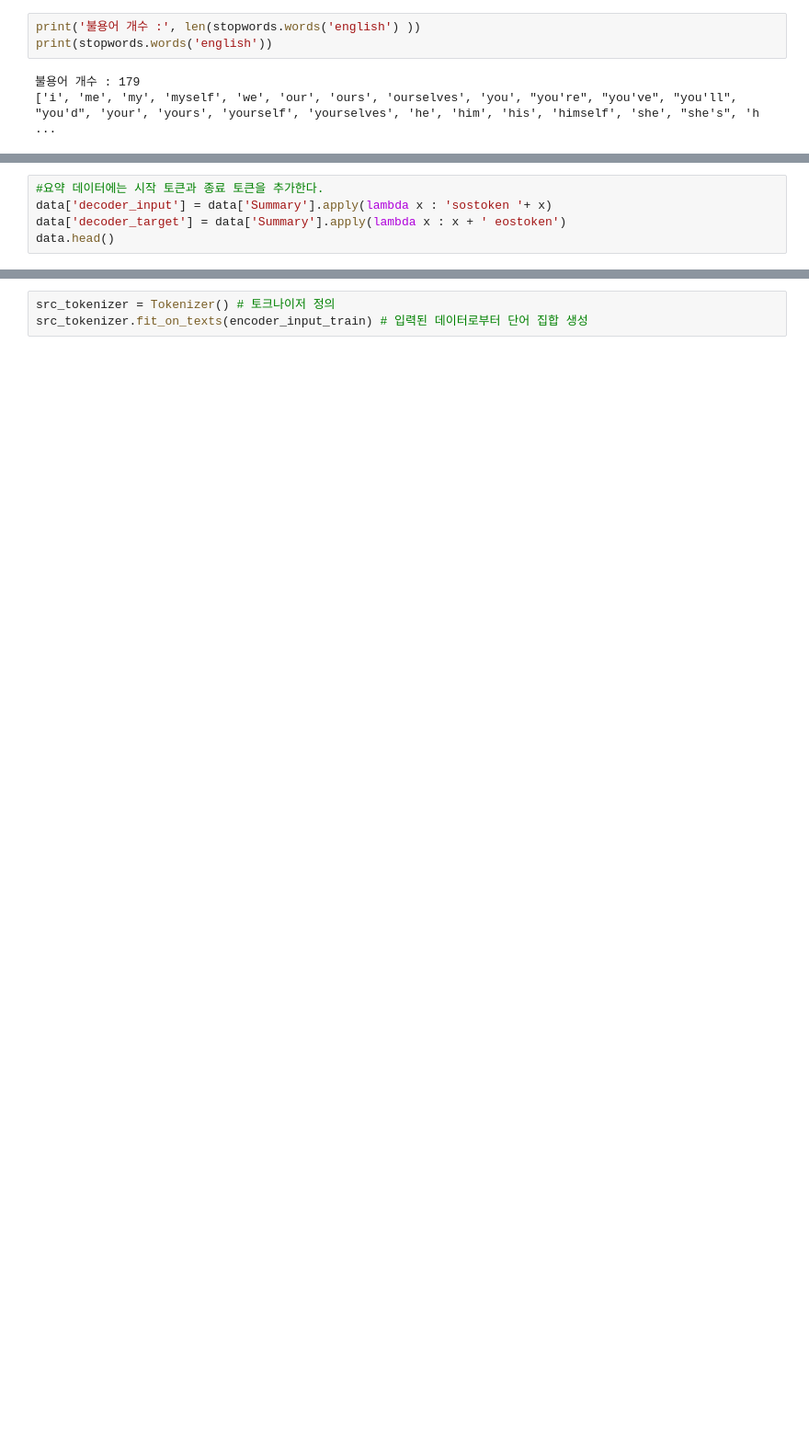
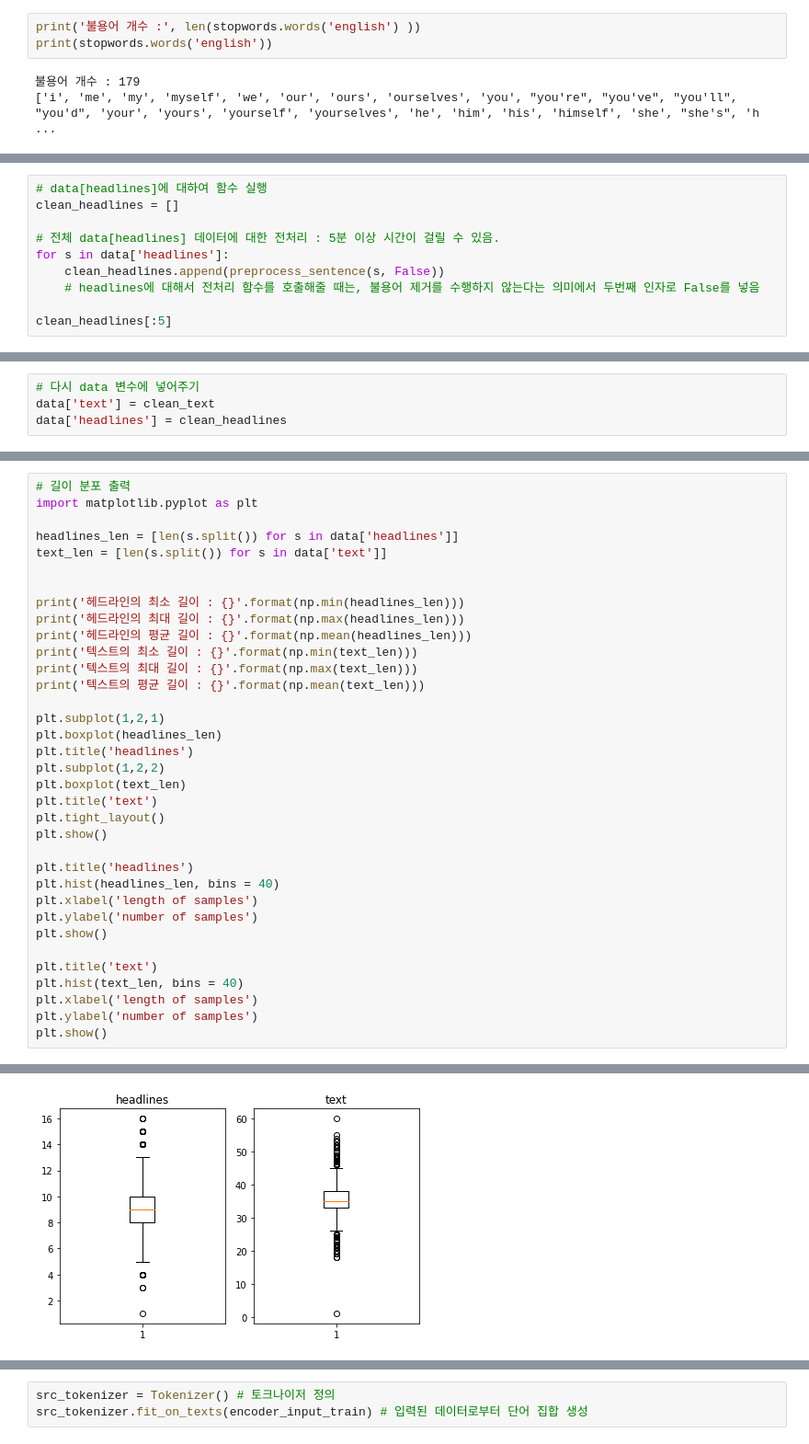
Before and after one commit to sangun777/my_Rep_public, a Jupyter notebook: AIFFEL_LMS_Exploration/201018_Ex18_news_summarization/201018_Ex18_project_news_summarization.ipynb, the cells around one changed output, grey strips where cells are left out. Shown at 92% size. Saved outputs shown, nothing was run; the diff lists cells and outputs as text; blank space fills up the shorter version.

```diff
--- a/AIFFEL_LMS_Exploration/201018_Ex18_news_summarization/201018_Ex18_project_news_summarization.ipynb
+++ b/AIFFEL_LMS_Exploration/201018_Ex18_news_summarization/201018_Ex18_project_news_summarization.ipynb
@@ -221,5 +140,0 @@ print('전체 샘플수 :',(len(data)))
-# %%
-#요약 데이터에는 시작 토큰과 종료 토큰을 추가한다.
-data['decoder_input'] = data['Summary'].apply(lambda x : 'sostoken '+ x)
-data['decoder_target'] = data['Summary'].apply(lambda x : x + ' eostoken')
-data.head()
@@ -253,0 +180,10 @@ print('테스트 레이블의 개수 :',len(decoder_input_test))
+# %%
+# data[headlines]에 대하여 함수 실행
+clean_headlines = []
+
+# 전체 data[headlines] 데이터에 대한 전처리 : 5분 이상 시간이 걸릴 수 있음.
+for s in data['headlines']:
+    clean_headlines.append(preprocess_sentence(s, False))
+    # headlines에 대해서 전처리 함수를 호출해줄 때는, 불용어 제거를 수행하지 않는다는 의미에서 두번째 인자로 False를 넣음
+
+clean_headlines[:5]
@@ -253,0 +196,4 @@ print('테스트 레이블의 개수 :',len(decoder_input_test))
+# %%
+# 다시 data 변수에 넣어주기
+data['text'] = clean_text
+data['headlines'] = clean_headlines
@@ -253,0 +216,36 @@ print('테스트 레이블의 개수 :',len(decoder_input_test))
+# %%
+# 길이 분포 출력
+import matplotlib.pyplot as plt
+
+headlines_len = [len(s.split()) for s in data['headlines']]
+text_len = [len(s.split()) for s in data['text']]
+
+
+print('헤드라인의 최소 길이 : {}'.format(np.min(headlines_len)))
+print('헤드라인의 최대 길이 : {}'.format(np.max(headlines_len)))
+print('헤드라인의 평균 길이 : {}'.format(np.mean(headlines_len)))
+print('텍스트의 최소 길이 : {}'.format(np.min(text_len)))
+print('텍스트의 최대 길이 : {}'.format(np.max(text_len)))
+print('텍스트의 평균 길이 : {}'.format(np.mean(text_len)))
+
+plt.subplot(1,2,1)
+plt.boxplot(headlines_len)
+plt.title('headlines')
+plt.subplot(1,2,2)
+plt.boxplot(text_len)
+plt.title('text')
+plt.tight_layout()
+plt.show()
+
+plt.title('headlines')
+plt.hist(headlines_len, bins = 40)
+plt.xlabel('length of samples')
+plt.ylabel('number of samples')
+plt.show()
+
+plt.title('text')
+plt.hist(text_len, bins = 40)
+plt.xlabel('length of samples')
+plt.ylabel('number of samples')
+plt.show()
+# %% [output]
@@ -253,0 +258 @@ print('테스트 레이블의 개수 :',len(decoder_input_test))
+[figure, added]
```
Also changed, not shown: parts of 106 cells of this notebook, 1 other file.
